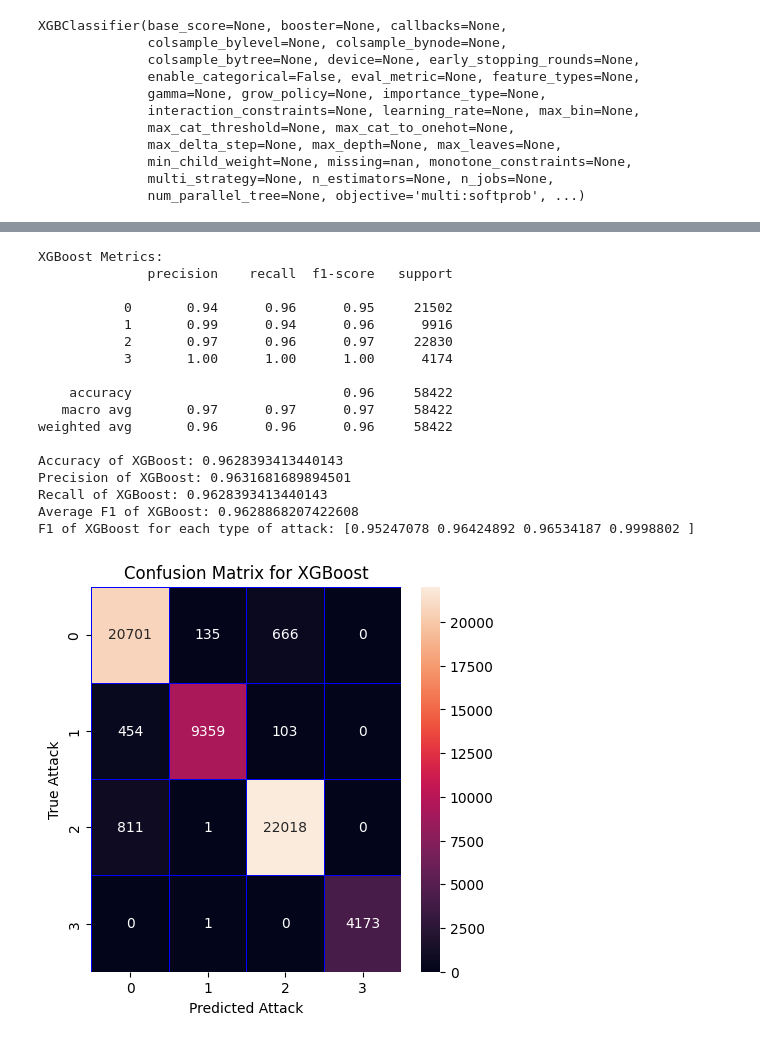
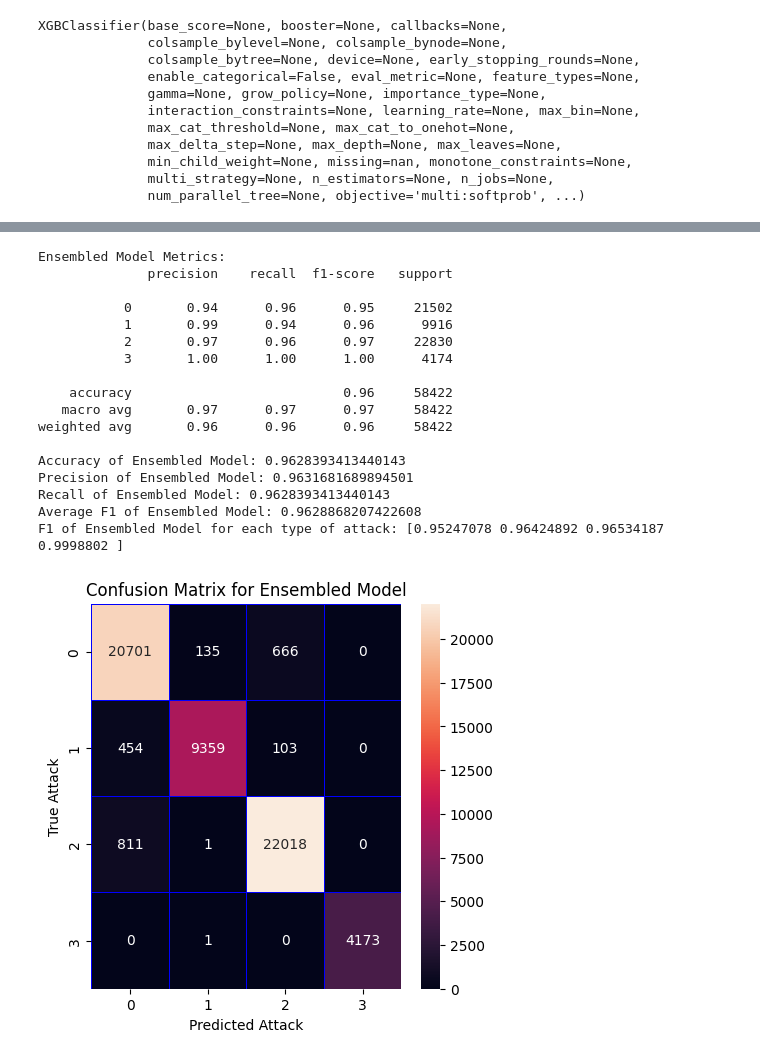
Before and after one commit to durrapearl/mqtt, a Jupyter notebook: Hybrid_Intrusion_detection_biflow.ipynb, the cells around one changed output, grey strips where cells are left out. Cells and saved outputs as stored; diff of their text form; code cells hidden in the pictures.

```diff
--- a/Hybrid_Intrusion_detection_biflow.ipynb
+++ b/Hybrid_Intrusion_detection_biflow.ipynb
@@ -293,39 +298,39 @@ predicted_attacks_xgb = [label_to_attack[label] for label in y_pred_xgb]
 # Map the true labels to attack types
 true_attacks_xgb = [label_to_attack[label] for label in y_test_encoded]
 # %%
-# Evaluate the performance of XGBoost
-print("XGBoost Metrics:")
+# Evaluate the performance of Ensembled Model
+print("Ensembled Model Metrics:")
 print(classification_report(y_test_encoded, y_pred_xgb))
-print("Accuracy of XGBoost:", accuracy_score(y_test_encoded, y_pred_xgb))
-print("Precision of XGBoost:", precision_score(y_test_encoded, y_pred_xgb, average='weighted'))
-print("Recall of XGBoost:", recall_score(y_test_encoded, y_pred_xgb, average='weighted'))
-print("Average F1 of XGBoost:", f1_score(y_test_encoded, y_pred_xgb, average='weighted'))
-print("F1 of XGBoost for each type of attack:", f1_score(y_test_encoded, y_pred_xgb, average=None))
+print("Accuracy of Ensembled Model:", accuracy_score(y_test_encoded, y_pred_xgb))
+print("Precision of Ensembled Model:", precision_score(y_test_encoded, y_pred_xgb, average='weighted'))
+print("Recall of Ensembled Model:", recall_score(y_test_encoded, y_pred_xgb, average='weighted'))
+print("Average F1 of Ensembled Model:", f1_score(y_test_encoded, y_pred_xgb, average='weighted'))
+print("F1 of Ensembled Model for each type of attack:", f1_score(y_test_encoded, y_pred_xgb, average=None))
 
-# Plot the confusion matrix for XGBoost
+# Plot the confusion matrix for Ensembled Model
 cm_xgb = confusion_matrix(true_attacks_xgb, predicted_attacks_xgb, labels=attack_types)
 f, ax = plt.subplots(figsize=(5, 5))
 sns.heatmap(cm_xgb, annot=True, linewidth=0.5, linecolor="blue", fmt="d", ax=ax)
 plt.xlabel("Predicted Attack")
 plt.ylabel("True Attack")
-plt.title("Confusion Matrix for XGBoost")
+plt.title("Confusion Matrix for Ensembled Model")
 plt.show()
 # %% [output]
-XGBoost Metrics:
+Ensembled Model Metrics:
               precision    recall  f1-score   support
 
            0       0.94      0.96      0.95     21502
            1       0.99      0.94      0.96      9916
            2       0.97      0.96      0.97     22830
            3       1.00      1.00      1.00      4174
 
     accuracy                           0.96     58422
    macro avg       0.97      0.97      0.97     58422
 weighted avg       0.96      0.96      0.96     58422
 
-Accuracy of XGBoost: 0.9628393413440143
-Precision of XGBoost: 0.9631681689894501
-Recall of XGBoost: 0.9628393413440143
-Average F1 of XGBoost: 0.9628868207422608
-F1 of XGBoost for each type of attack: [0.95247078 0.96424892 0.96534187 0.9998802 ]
+Accuracy of Ensembled Model: 0.9628393413440143
+Precision of Ensembled Model: 0.9631681689894501
+Recall of Ensembled Model: 0.9628393413440143
+Average F1 of Ensembled Model: 0.9628868207422608
+F1 of Ensembled Model for each type of attack: [0.95247078 0.96424892 0.96534187 0.9998802 ]
-[figure, old version]
+[figure, new version]
```
Also changed, not shown: parts of 7 cells of this notebook.
